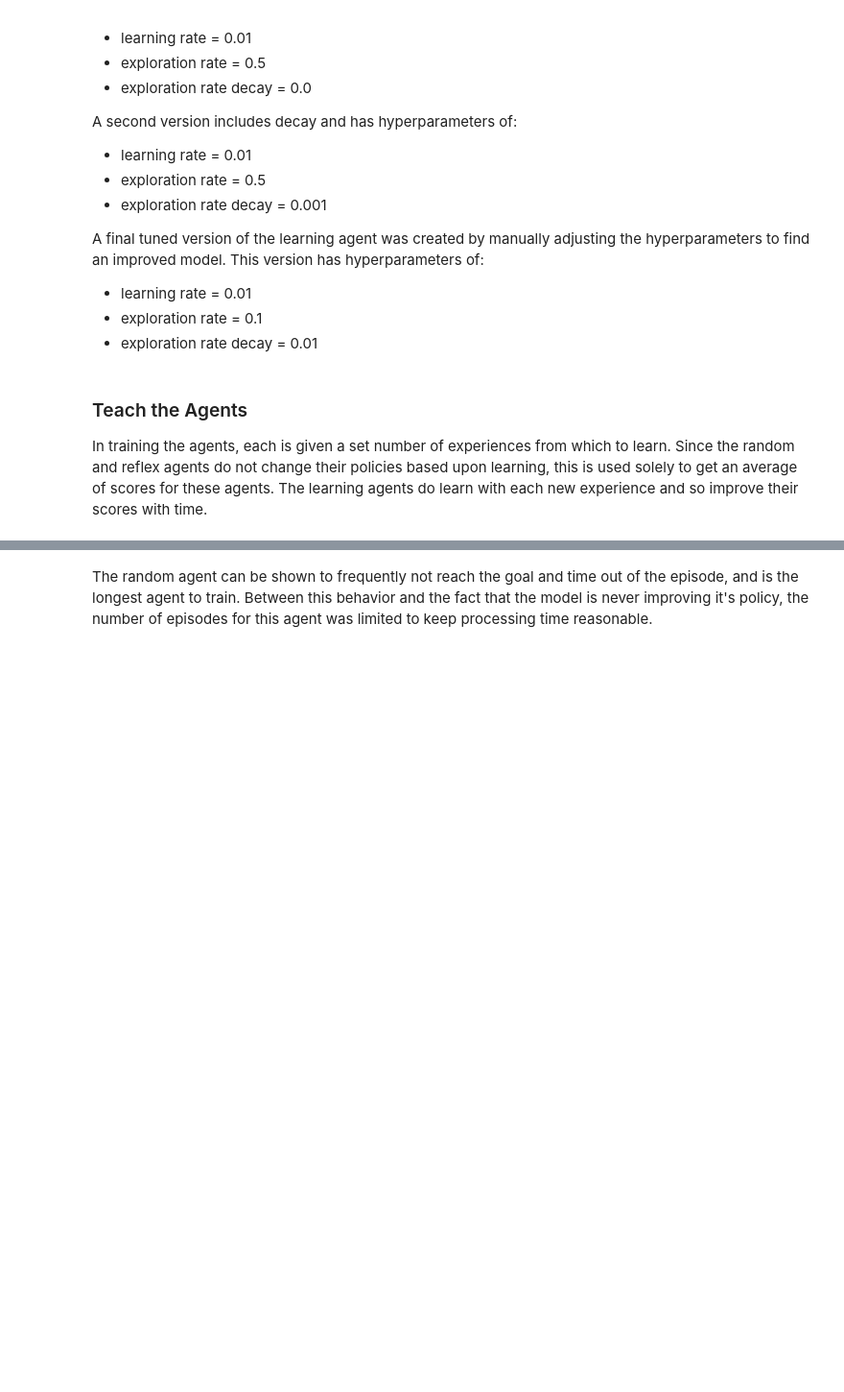
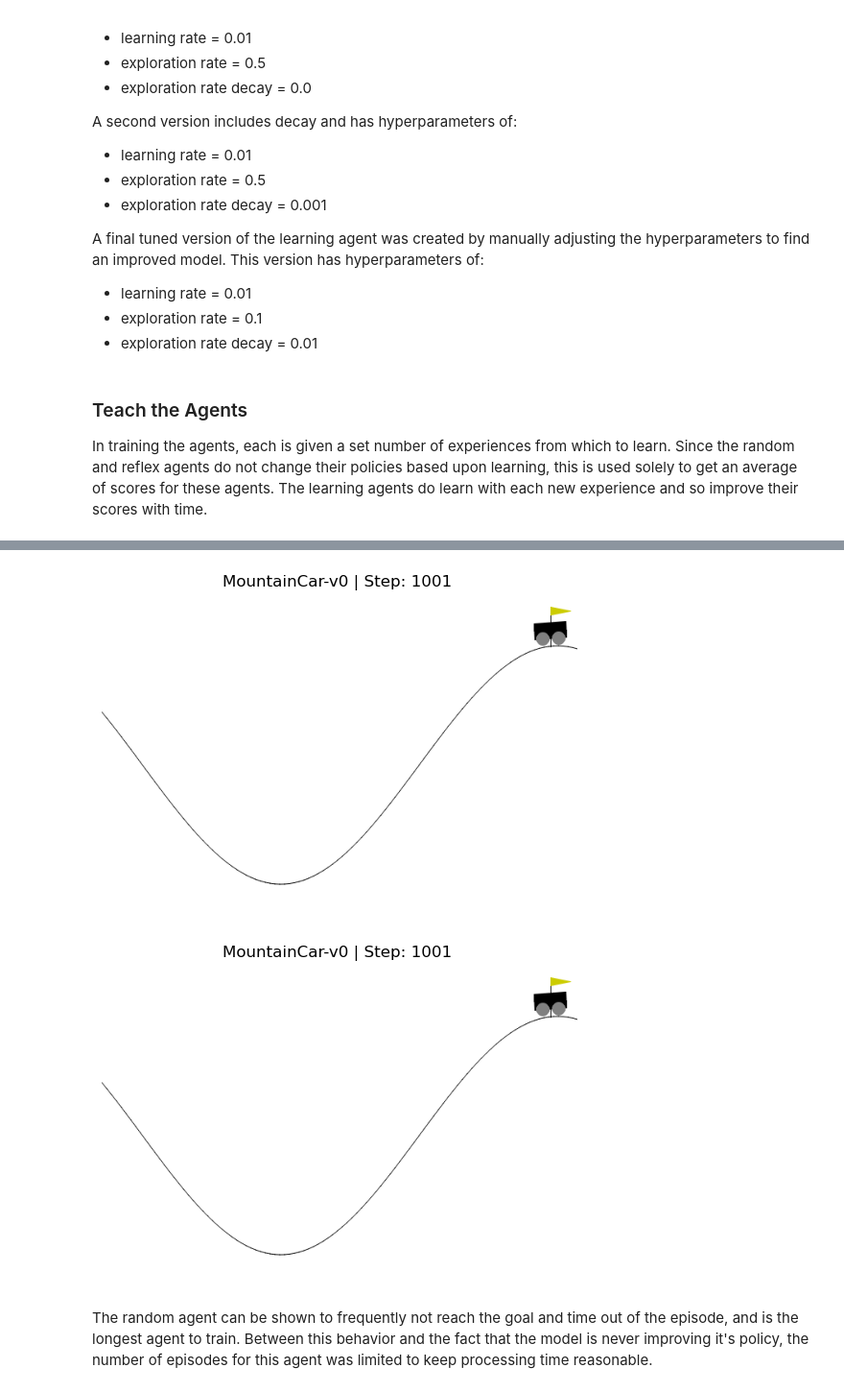
Before and after one commit to smrhoades/cspb3202, a Jupyter notebook: FinalProject_SRhoades.ipynb, the cells around one changed output, grey strips where cells are left out. Shown: that part at 96% size. Drawn from its saved outputs; the diff is of its cells as text; code cells hidden in the pictures; blank space fills up the shorter version.

```diff
--- a/FinalProject_SRhoades.ipynb
+++ b/FinalProject_SRhoades.ipynb
@@ -325,3 +345,8 @@ Trained Random Agent in 253.7249 seconds
+# %%
+rda.replay(rda.policy[np.argmax(rda.rewards)])
+# %% [output]
+[figure, added]
+[figure, added]
 # %% [markdown]
 The random agent can be shown to frequently not reach the goal and time out of the episode, and is the longest agent to train. Between this behavior and the fact that the model is never improving it's policy, the number of episodes for this agent was limited to keep processing time reasonable.
 # %%
```
Also changed, not shown: parts of 27 cells of this notebook, 1 other file.
